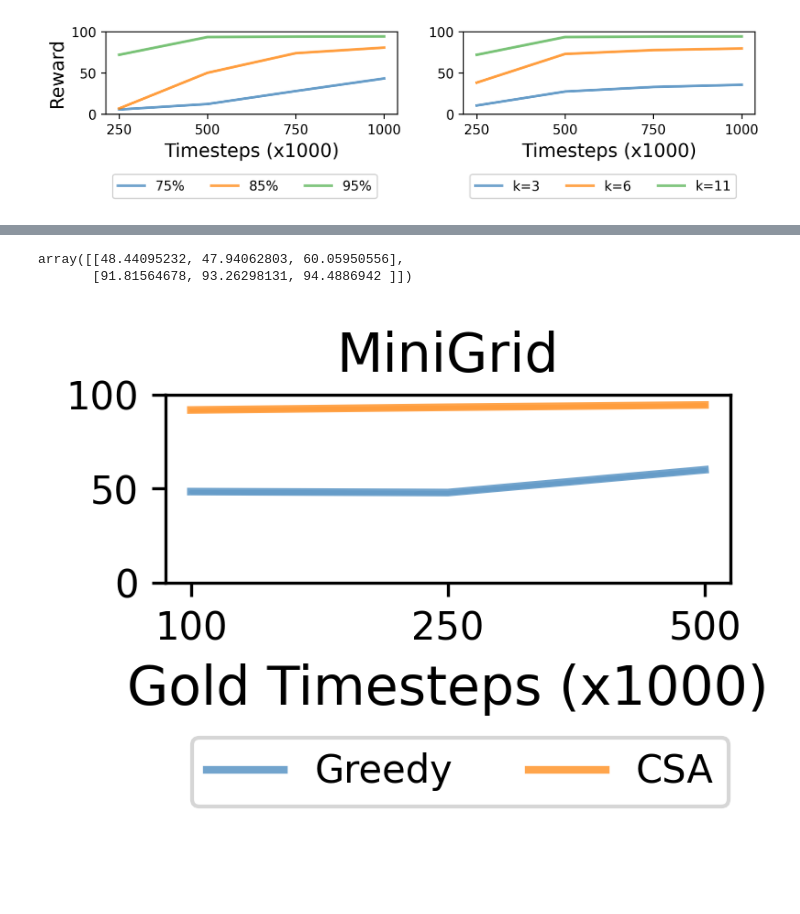
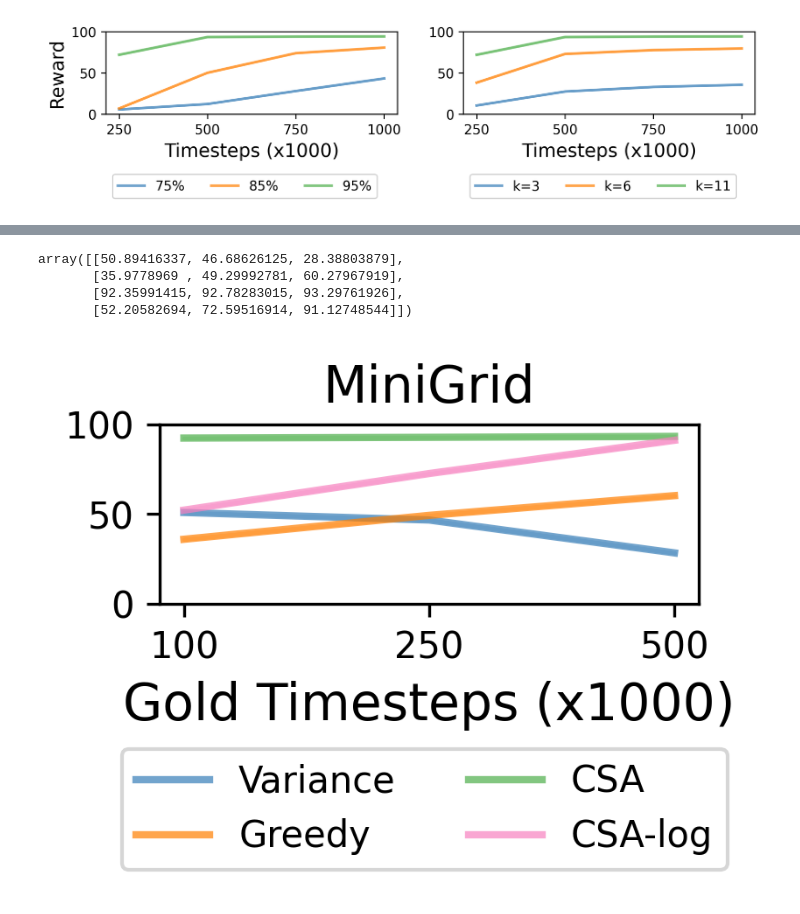
Before and after one commit to naveenr414/concept_decisions, a Jupyter notebook: scripts/notebooks/Plotting.ipynb, the cells around one changed output, grey strips where cells are left out. Saved outputs shown, nothing was run; the diff lists cells and outputs as text; code cells hidden in the pictures; blank space fills up the shorter version.

```diff
--- a/scripts/notebooks/Plotting.ipynb
+++ b/scripts/notebooks/Plotting.ipynb
@@ -417,7 +405,7 @@ perfect_environments = ['cart_pole',"mini_grid","pong","boxing","glucose"]
 perfect_methods = ["random","entropy","greedy","lp_hybrid"]
 
 imperfect_environments = ['cart_pole',"mini_grid","pong","boxing"]
-imperfect_methods = ["random","entropy","greedy","lp_hybrid"]
+imperfect_methods = ["random","entropy","greedy","lp_hybrid","multiple_log"]
 
 num_concepts_selected = {
     'cart_pole': 3,
@@ -483,9 +471,9 @@ for i,e in enumerate(perfect_environments):
         for k,n in enumerate(num_concepts_selected[i]):
             matching_params = get_results_matching_parameters("imperfect","",{'environment_string': e, 'concept_accuracy': acc,
                         'num_concepts_selected': n, 'training_timesteps': training_times[e]})
-            print(e,acc,n,len(matching_params),[m['multiple']['reward'] for m in matching_params],round(np.mean([m['multiple']['reward'] for m in matching_params])/max_perf[i],2)*100)
-            if len(matching_params) > 0 and 'multiple' in matching_params[0]:
-                heatmap_by_env[i][j][k] = round(method_scales[i](np.mean([m['multiple']['reward'] for m in matching_params])))
+            print(e,acc,n,len(matching_params),[m['multiple_log']['reward'] for m in matching_params],round(np.mean([m['multiple_log']['reward'] for m in matching_params])/max_perf[i],2)*100)
+            if len(matching_params) > 0 and 'multiple_log' in matching_params[0]:
+                heatmap_by_env[i][j][k] = round(method_scales[i](np.mean([m['multiple_log']['reward'] for m in matching_params])))
 # %% [output]
 cart_pole 0.75 1 3 [41.38704318936877, 38.26825518831668, 45.68135904499541] 42.0
 cart_pole 0.75 2 3 [41.06286186931348, 47.113421550094515, 51.714880332986475] 47.0
@@ -603,7 +591,7 @@ for n in num_concepts_selected:
     for t in [250000,500000,750000,1000000]:
         matching_params = get_results_matching_parameters("imperfect","",{'environment_string': environment,'num_concepts_selected': n, 'concept_accuracy':0.95, 'training_timesteps': t})
         print(n,t,len(matching_params))
-        temp.append(method_scales[1](np.mean([i['multiple']['reward'] for i in matching_params])))
+        temp.append(method_scales[1](np.mean([i['multiple_log']['reward'] for i in matching_params])))
     rewards.append(temp)
 rewards_num_concepts = np.array(rewards)
 rewards_num_concepts
@@ -982,6 +930,6 @@ plt.show()
 # %%
 gold_timesteps = [100000,250000,500000]
-methods = ["greedy","lp_hybrid"]
+methods = ["entropy","greedy","lp_hybrid","multiple_log"]
 e = "mini_grid"
 
 performance_by_gold = []
@@ -998,37 +946,39 @@ for m in methods:
     performance_by_gold.append(temp)
 np.array(performance_by_gold)
 # %% [output]
-array([[48.44095232, 47.94062803, 60.05950556],
-       [91.81564678, 93.26298131, 94.4886942 ]])
+array([[50.89416337, 46.68626125, 28.38803879],
+       [35.9778969 , 49.29992781, 60.27967919],
+       [92.35991415, 92.78283015, 93.29761926],
+       [52.20582694, 72.59516914, 91.12748544]])
 # %%
 # Plot #concpet perf.
 # Plot Comparison for each env
 plot_dimensions = (1,1)
 titles = [["MiniGrid"]]
 
 sup_y_label = ""
 overall_format = {'figsize':(3,2),
     'style_size': style_size,
     'has_grid': False,
     'x_ticks': [[[list(range(len(gold_timesteps))),[str(g//1000) for g in gold_timesteps]] for i in range(5)] for j in range(1)],
     'y_lim': [[[0,100]]]
 }
 
 fig,ax = create_axes(plot_dimensions,overall_format,titles=titles,x_labels=[["Gold Timesteps (x1000)"]])
 
 line_format = {'color_palette': 'six_color', 'linewidth': 2}
 plt.tight_layout()
 
-x_groups = [list(range(3)) for j in range(2)]
+x_groups = [list(range(3)) for j in range(4)]
 y_vals = np.array(performance_by_gold)
 y_std = np.zeros(y_vals.shape)
-plot_line(ax[0][0],x_groups,y_vals,y_std,["Greedy","CSA"],line_format)
+plot_line(ax[0][0],x_groups,y_vals,y_std,["Variance","Greedy","CSA","CSA-log"],line_format)
 
-legend_format = {'style_size': style_size,'type': 'is_global', 'loc': 'lower left', 'ncol': 4, 'bbox_to_anchor': (0.23,-0.05),'fontsize': 14}
+legend_format = {'style_size': style_size,'type': 'is_global', 'loc': 'lower left', 'ncol': 2, 'bbox_to_anchor': (0.15,-0.15),'fontsize': 14}
 create_legend(fig,ax,plot_dimensions,legend_format)
 fig.savefig("../../results/figures/gold_timesteps.pdf",dpi=300, bbox_inches='tight')
 # %% [output]
-[figure, old version]
+[figure, new version]
 # %%
 two_stage = []
 basic_comparison = []
```
Also changed, not shown: parts of 21 cells of this notebook, 12 other files.
